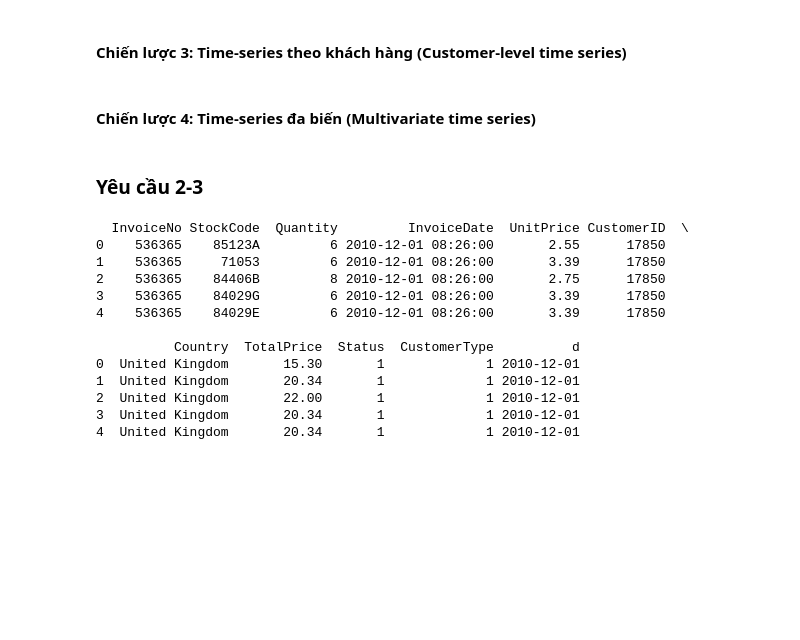
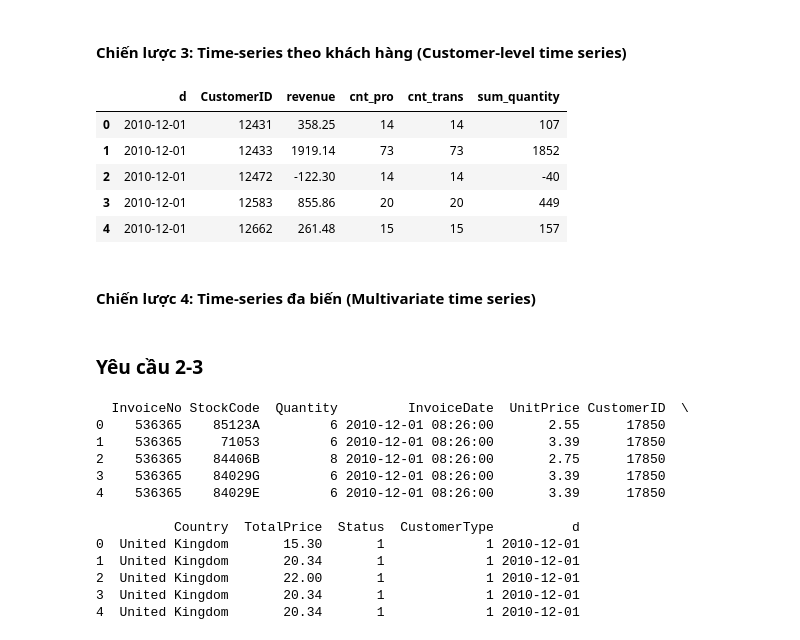
Before and after one commit to WindPham/24C12006_24C11060_DA_models, a Jupyter notebook: code/data_evaluation.ipynb, the cells around one changed output. Saved outputs shown, nothing was run; the diff lists cells and outputs as text; code cells hidden in the pictures; blank space fills up the shorter version.

```diff
--- a/code/data_evaluation.ipynb
+++ b/code/data_evaluation.ipynb
@@ -98,11 +108,21 @@ strategy_02.to_csv("../data/strategy_02.csv", index=False)
 #### Chiến lược 3: Time-series theo khách hàng (Customer-level time series)
 # %%
 strategy_03 = df.groupby(by=["d", "CustomerID"]).agg(revenue = ("TotalPrice", "sum"),
-                    cnt_cus = ("StockCode", "nunique"),
-                    cnt_pro = ("Quantity", "sum")
+                    cnt_pro = ("StockCode", "nunique"),
+                    cnt_trans = ("InvoiceNo", "nunique"),
+                    sum_quantity = ("Quantity", "sum")
                    ).reset_index()
 # %%
 strategy_03.to_csv("../data/strategy_03.csv", index=False)
+# %%
+strategy_03.head()
+# %% [output]
+|  | d | CustomerID | revenue | cnt_pro | cnt_trans | sum_quantity |
+| 0 | 2010-12-01 | 12431 | 358.25 | 14 | 14 | 107 |
+| 1 | 2010-12-01 | 12433 | 1919.14 | 73 | 73 | 1852 |
+| 2 | 2010-12-01 | 12472 | -122.30 | 14 | 14 | -40 |
+| 3 | 2010-12-01 | 12583 | 855.86 | 20 | 20 | 449 |
+| 4 | 2010-12-01 | 12662 | 261.48 | 15 | 15 | 157 |
 # %% [markdown]
 #### Chiến lược 4: Time-series đa biến (Multivariate time series)
 # %%
```
Also changed, not shown: parts of 3 cells of this notebook, 2 other files.
